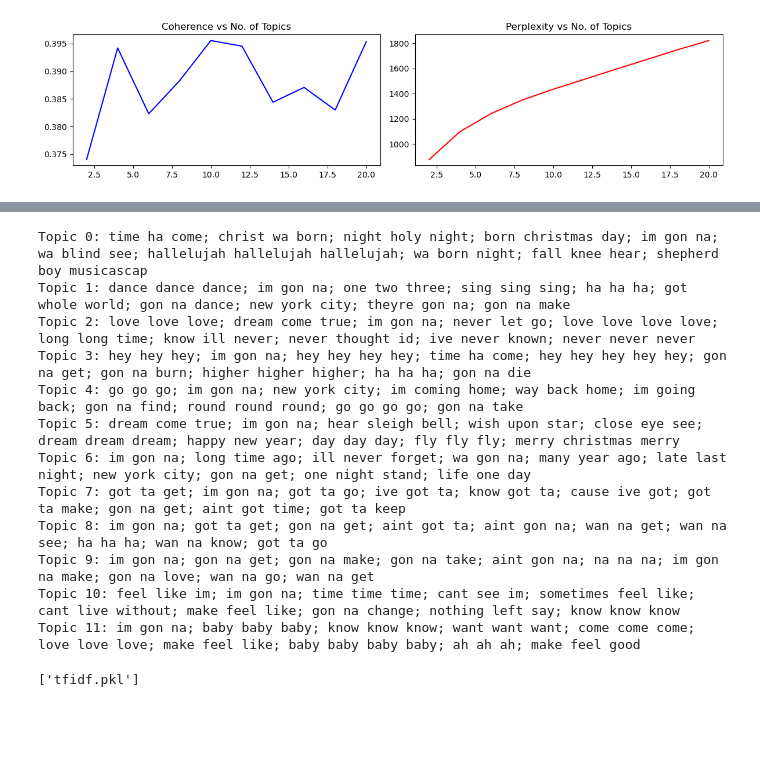
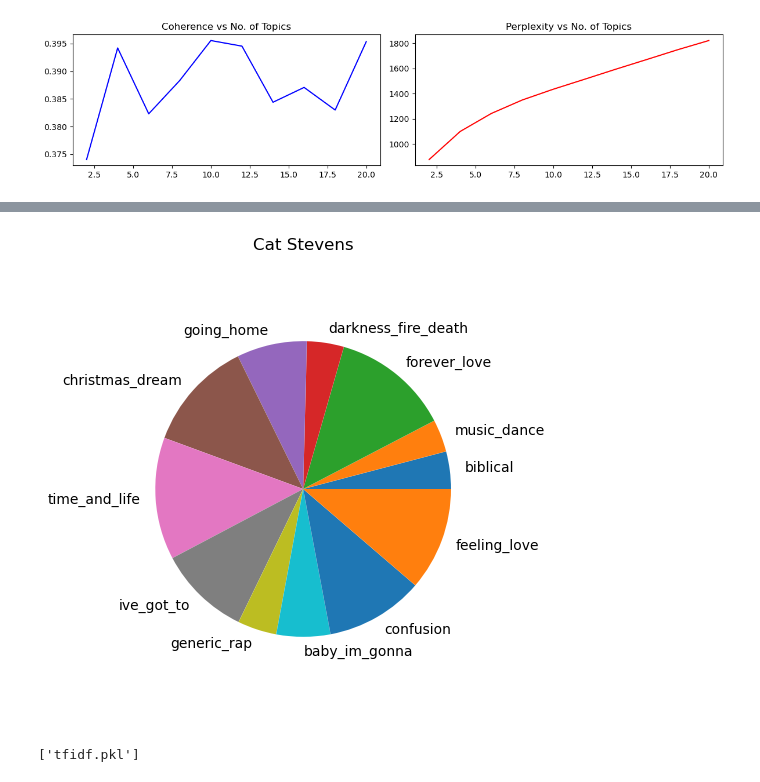
Before and after one commit to garimasc/topic_modeling_songs, a Jupyter notebook: lda.ipynb, the cells around one changed output, grey strips where cells are left out. Saved outputs shown, nothing was run; the diff lists cells and outputs as text; code cells hidden in the pictures; blank space fills up the shorter version.

Commit message:
extend prediction to billboard songs

```diff
--- a/lda.ipynb
+++ b/lda.ipynb
@@ -155,26 +165,12 @@ fig.savefig("images/lda_wordclous_12_topics.png")
-# %%
-# print most common n-grams for each topic to get the topic name
-lda_topic = pd.DataFrame(doc_topic).idxmax(axis= 1)
-
-tfidf_ngram = TfidfVectorizer(ngram_range= (3,5), min_df= 0.0005, max_df= 0.4)
-dt_ngram = tfidf_ngram.fit_transform(data_spotify['clean_lyrics'])
-ngram_names = tfidf_ngram.get_feature_names_out()
-
-for tt in range(0, lda.n_components):
-    print_str = "Topic " + str(tt) + ": "
-    print_str = print_str + "; ".join(pd.DataFrame(tfidf_ngram.transform(data_spotify.loc[lda_topic == tt, 'clean_lyrics']).mean(axis=0).A1,
-                index= ngram_names, columns= [tt]).sort_values(tt, ascending= False).head(10).index.tolist())
-    print(print_str)
-# %% [output]
-Topic 0: time ha come; christ wa born; night holy night; born christmas day; im gon na; wa blind see; hallelujah hallelujah hallelujah; wa born night; fall knee hear; shepherd boy musicascap
-Topic 1: dance dance dance; im gon na; one two three; sing sing sing; ha ha ha; got whole world; gon na dance; new york city; theyre gon na; gon na make
-Topic 2: love love love; dream come true; im gon na; never let go; love love love love; long long time; know ill never; never thought id; ive never known; never never never
-Topic 3: hey hey hey; im gon na; hey hey hey hey; time ha come; hey hey hey hey hey; gon na get; gon na burn; higher higher higher; ha ha ha; gon na die
-Topic 4: go go go; im gon na; new york city; im coming home; way back home; im going back; gon na find; round round round; go go go go; gon na take
-Topic 5: dream come true; im gon na; hear sleigh bell; wish upon star; close eye see; dream dream dream; happy new year; day day day; fly fly fly; merry christmas merry
-Topic 6: im gon na; long time ago; ill never forget; wa gon na; many year ago; late last night; new york city; gon na get; one night stand; life one day
-Topic 7: got ta get; im gon na; got ta go; ive got ta; know got ta; cause ive got; got ta make; gon na get; aint got time; got ta keep
-Topic 8: im gon na; got ta get; gon na get; aint got ta; aint gon na; wan na get; wan na see; ha ha ha; wan na know; got ta go
-Topic 9: im gon na; gon na get; gon na make; gon na take; aint gon na; na na na; im gon na make; gon na love; wan na go; wan na get
-Topic 10: feel like im; im gon na; time time time; cant see im; sometimes feel like; cant live without; make feel like; gon na change; nothing left say; know know know
-Topic 11: im gon na; baby baby baby; know know know; want want want; come come come; love love love; make feel like; baby baby baby baby; ah ah ah; make feel good
+# %%
+artist = "Cat Stevens"
+
+test_dt = data_spotify.query(f"artist=='{artist}'")
+results_dt = pd.DataFrame(lda.transform(tfidf.transform(test_dt['clean_lyrics'])), index= test_dt['song'])
+results_dt.rename(columns= topic_name_map, inplace= True)
+
+plt.figure(figsize= (6,6))
+plt.pie(results_dt.sum(), labels= results_dt.columns, radius= 0.8);
+plt.title(artist);
+# %% [output]
+[figure, added]
```
Also changed, not shown: parts of 12 cells of this notebook, 2 other files.
